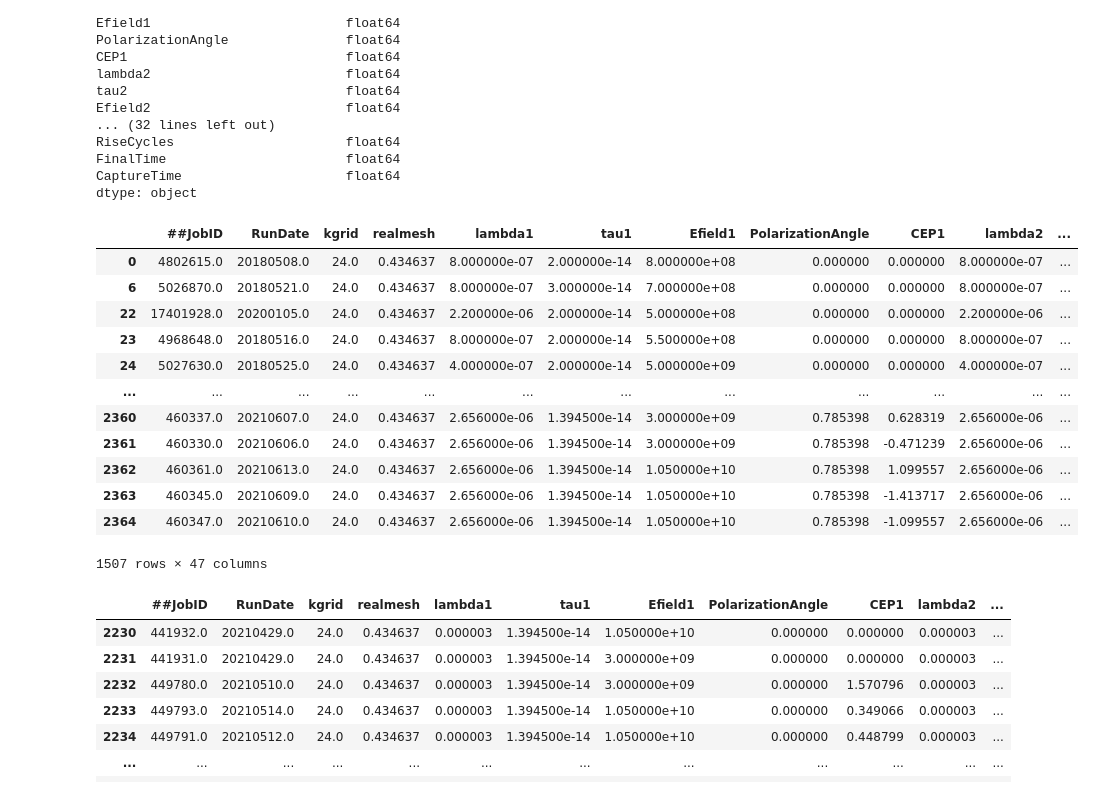
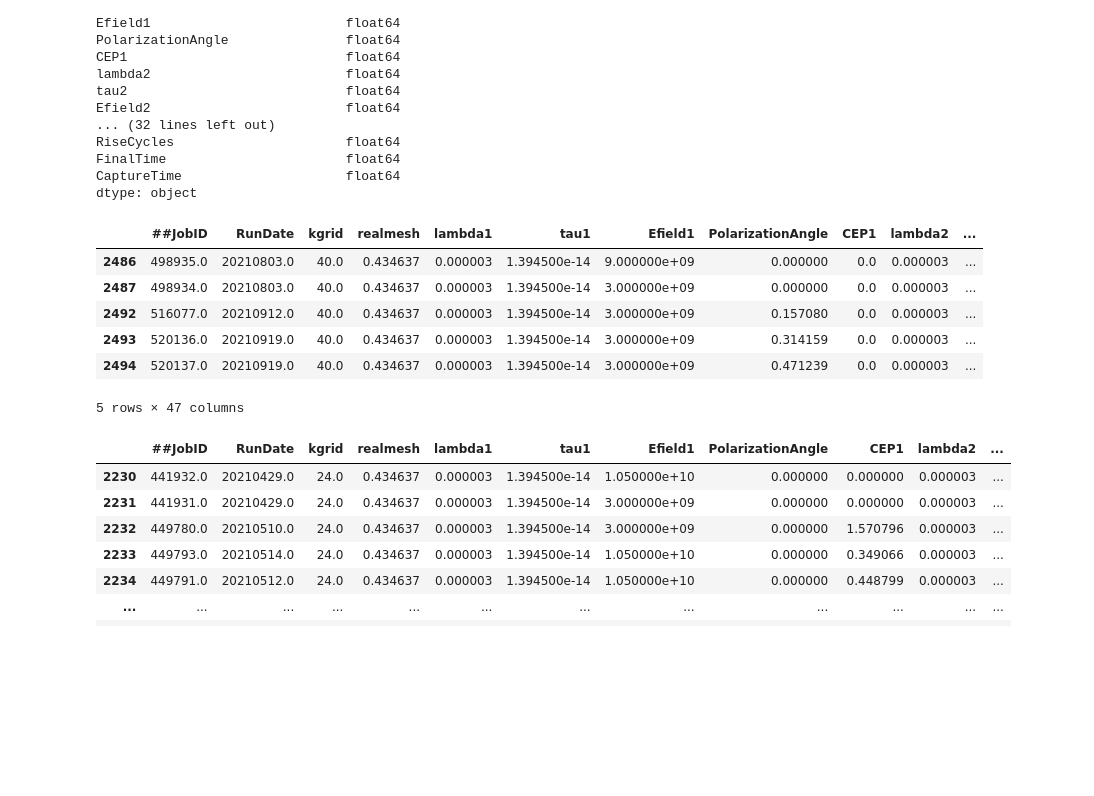
Before and after one commit to tjyderrien/octopus-quantumlap, a Jupyter notebook: Maths/Tibo-biatrisrv/Harmonic spectrum as function of CEP.ipynb, the cells around one changed output. Cells and saved outputs as stored; diff of their text form; code cells hidden in the pictures; blank space fills up the shorter version.

Commit message:
Updated BIATRI-SRV based ipython notebooks.

```diff
--- a/Maths/Tibo-biatrisrv/Harmonic spectrum as function of CEP.ipynb
+++ b/Maths/Tibo-biatrisrv/Harmonic spectrum as function of CEP.ipynb
@@ -25,7 +25,7 @@ DatabasePath=OctopusData+"/03-Bulk3D/"
 # %% [output]
 /home/thibault.derrien/Documents/octopus.data/03-Bulk3D
 # %%
-data=pd.read_csv("SiComplete-2021-06-28-BiatriSrv-v2.2.1-WithUnfinishedBicolors-WithToleranceOnField-WithAll.csv", "\t", header=2)
+data=pd.read_csv("SiComplete-2021-09-23-BiatriSrv-v2.2.1-WithToleranceOnField-WithAll.csv", "\t", header=2)
 datafull=data
 data.describe(include="all")
 data.dtypes
@@ -50,21 +50,16 @@ dtype: object
 # %%
 data=datafull
 data=data[data.Efield2==0]
+data=data[data.kgrid==40]
 data
 # %% [output]
 |  | ##JobID | RunDate | kgrid | realmesh | lambda1 | tau1 | Efield1 | PolarizationAngle | CEP1 | lambda2 | ... |
-| 0 | 4802615.0 | 20180508.0 | 24.0 | 0.434637 | 8.000000e-07 | 2.000000e-14 | 8.000000e+08 | 0.000000 | 0.000000 | 8.000000e-07 | ... |
-| 6 | 5026870.0 | 20180521.0 | 24.0 | 0.434637 | 8.000000e-07 | 3.000000e-14 | 7.000000e+08 | 0.000000 | 0.000000 | 8.000000e-07 | ... |
-| 22 | 17401928.0 | 20200105.0 | 24.0 | 0.434637 | 2.200000e-06 | 2.000000e-14 | 5.000000e+08 | 0.000000 | 0.000000 | 2.200000e-06 | ... |
-| 23 | 4968648.0 | 20180516.0 | 24.0 | 0.434637 | 8.000000e-07 | 2.000000e-14 | 5.500000e+08 | 0.000000 | 0.000000 | 8.000000e-07 | ... |
-| 24 | 5027630.0 | 20180525.0 | 24.0 | 0.434637 | 4.000000e-07 | 2.000000e-14 | 5.000000e+09 | 0.000000 | 0.000000 | 4.000000e-07 | ... |
-| ... | ... | ... | ... | ... | ... | ... | ... | ... | ... | ... | ... |
-| 2360 | 460337.0 | 20210607.0 | 24.0 | 0.434637 | 2.656000e-06 | 1.394500e-14 | 3.000000e+09 | 0.785398 | 0.628319 | 2.656000e-06 | ... |
-| 2361 | 460330.0 | 20210606.0 | 24.0 | 0.434637 | 2.656000e-06 | 1.394500e-14 | 3.000000e+09 | 0.785398 | -0.471239 | 2.656000e-06 | ... |
-| 2362 | 460361.0 | 20210613.0 | 24.0 | 0.434637 | 2.656000e-06 | 1.394500e-14 | 1.050000e+10 | 0.785398 | 1.099557 | 2.656000e-06 | ... |
-| 2363 | 460345.0 | 20210609.0 | 24.0 | 0.434637 | 2.656000e-06 | 1.394500e-14 | 1.050000e+10 | 0.785398 | -1.413717 | 2.656000e-06 | ... |
-| 2364 | 460347.0 | 20210610.0 | 24.0 | 0.434637 | 2.656000e-06 | 1.394500e-14 | 1.050000e+10 | 0.785398 | -1.099557 | 2.656000e-06 | ... |
+| 2486 | 498935.0 | 20210803.0 | 40.0 | 0.434637 | 0.000003 | 1.394500e-14 | 9.000000e+09 | 0.000000 | 0.0 | 0.000003 | ... |
+| 2487 | 498934.0 | 20210803.0 | 40.0 | 0.434637 | 0.000003 | 1.394500e-14 | 3.000000e+09 | 0.000000 | 0.0 | 0.000003 | ... |
+| 2492 | 516077.0 | 20210912.0 | 40.0 | 0.434637 | 0.000003 | 1.394500e-14 | 3.000000e+09 | 0.157080 | 0.0 | 0.000003 | ... |
+| 2493 | 520136.0 | 20210919.0 | 40.0 | 0.434637 | 0.000003 | 1.394500e-14 | 3.000000e+09 | 0.314159 | 0.0 | 0.000003 | ... |
+| 2494 | 520137.0 | 20210919.0 | 40.0 | 0.434637 | 0.000003 | 1.394500e-14 | 3.000000e+09 | 0.471239 | 0.0 | 0.000003 | ... |
-1507 rows × 47 columns
+5 rows × 47 columns
 # %%
 datafull=data
 data = data[data.lambda1==2656e-9]
```
Also changed, not shown: 1 other file.
